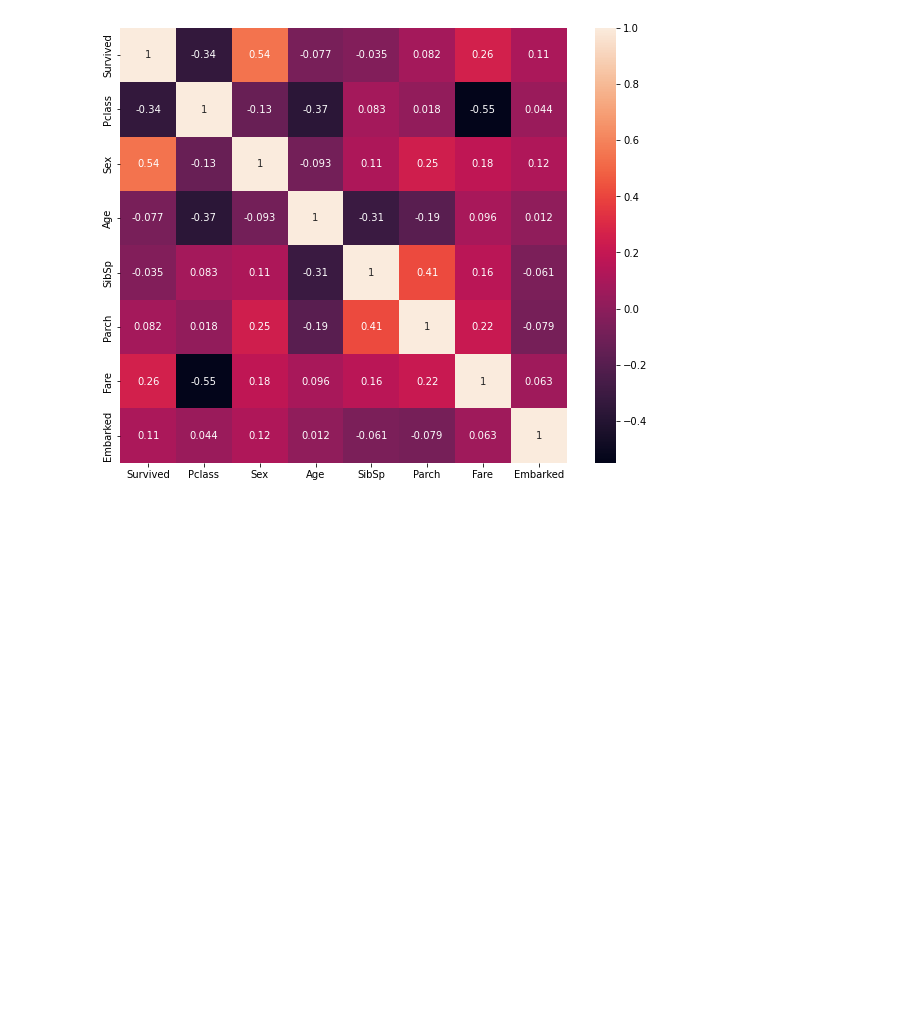
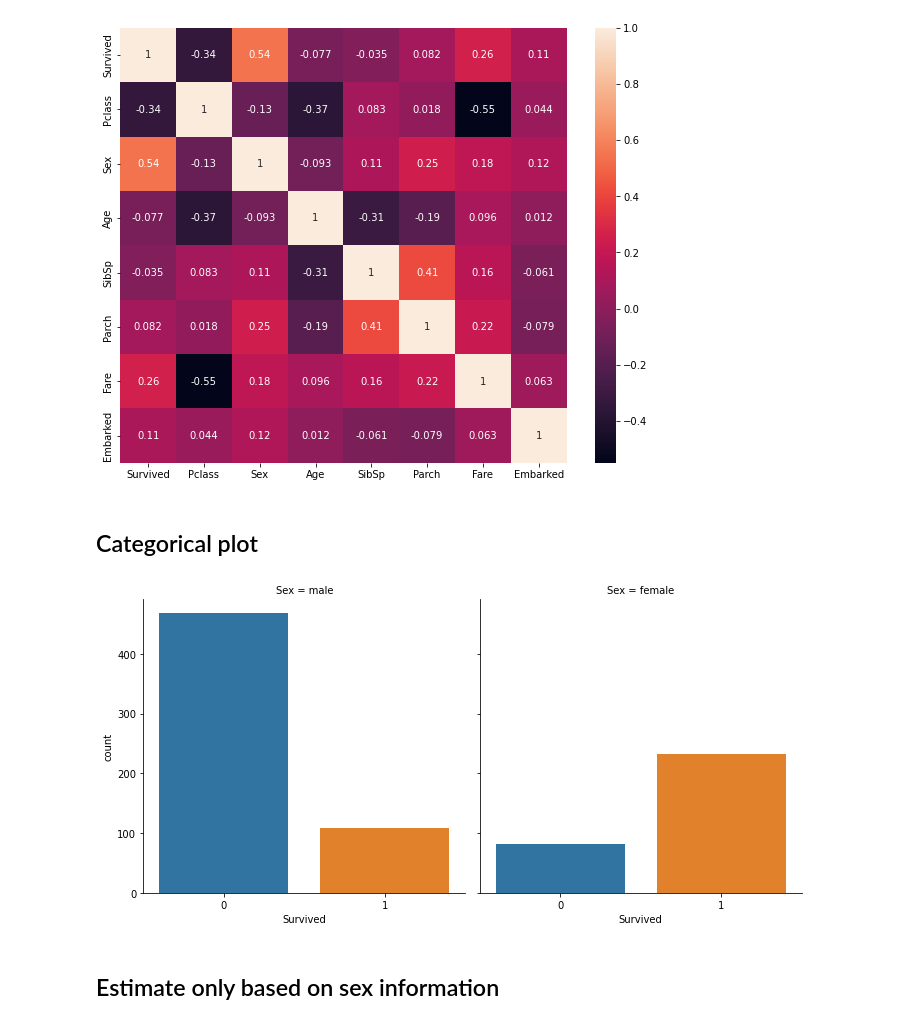
Before and after one commit to mhirano1231/kaggle-titanic, a Jupyter notebook: nb/nb03.ipynb, the cells around one changed output. Saved outputs shown, nothing was run; the diff lists cells and outputs as text; code cells hidden in the pictures; blank space fills up the shorter version.

Commit message:
Added a simple estimator based on sex information

```diff
--- a/nb/nb03.ipynb
+++ b/nb/nb03.ipynb
@@ -45,3 +45,12 @@ sns.heatmap(df_cat.corr(), annot=True, ax=ax)
 plt.savefig(os.path.join(RESULT_DIR, "corr_heat.png"))
 # %% [output]
 [figure]
+# %% [markdown]
+## Categorical plot
+# %%
+sns.catplot(x='Survived', col="Sex", kind="count", data=df)
+plt.savefig(os.path.join(RESULT_DIR, "cat_sex.png"))
+# %% [output]
+[figure, added]
+# %% [markdown]
+## Estimate only based on sex information
```
Also changed, not shown: parts of 1 cell of this notebook, 3 other files.
